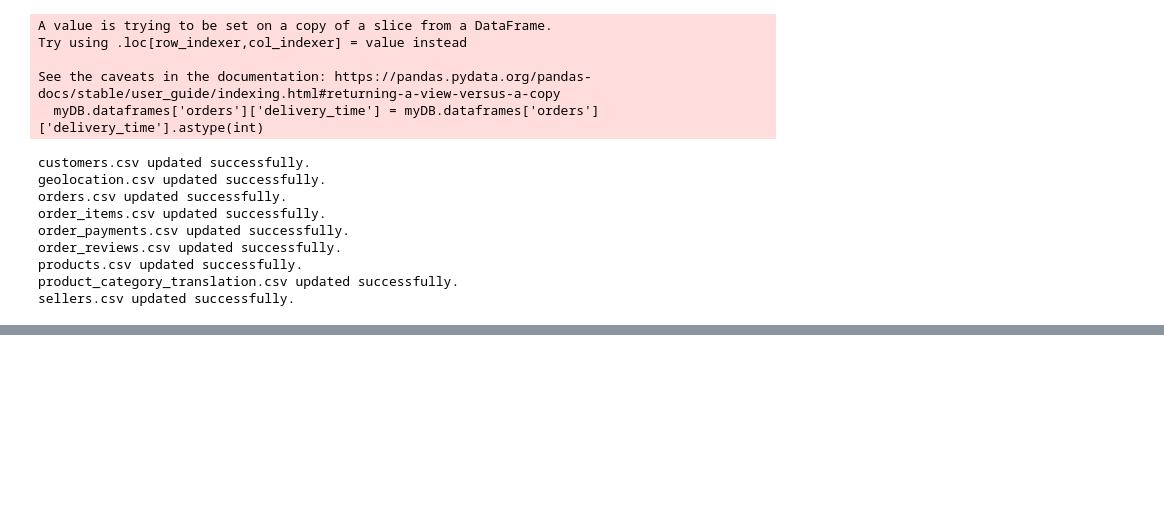
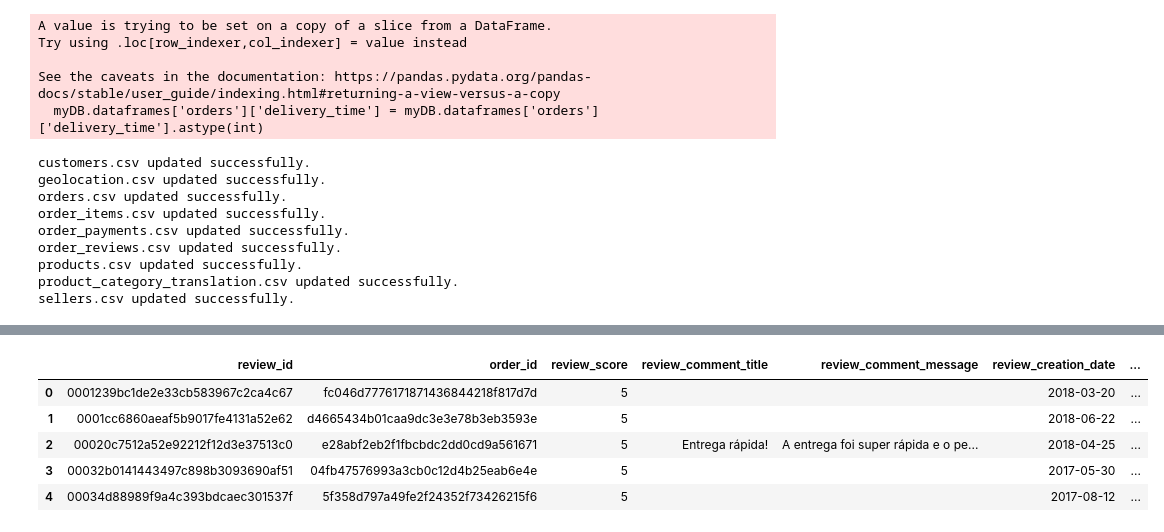
Before and after one commit to roxorman/final_project_wiley, a Jupyter notebook: Code/main.ipynb, the cells around one changed output, grey strips where cells are left out. Saved outputs shown, nothing was run; the diff lists cells and outputs as text; code cells hidden in the pictures; blank space fills up the shorter version.

```diff
--- a/Code/main.ipynb
+++ b/Code/main.ipynb
@@ -256,0 +322,9 @@ sellers.csv updated successfully.
+# %%
+myDB.dataframes['order_reviews'].head()
+# %% [output]
+|  | review_id | order_id | review_score | review_comment_title | review_comment_message | review_creation_date | ... |
+| 0 | 0001239bc1de2e33cb583967c2ca4c67 | fc046d7776171871436844218f817d7d | 5 |  |  | 2018-03-20 | ... |
+| 1 | 0001cc6860aeaf5b9017fe4131a52e62 | d4665434b01caa9dc3e3e78b3eb3593e | 5 |  |  | 2018-06-22 | ... |
+| 2 | 00020c7512a52e92212f12d3e37513c0 | e28abf2eb2f1fbcbdc2dd0cd9a561671 | 5 | Entrega rápida! | A entrega foi super rápida e o pe... | 2018-04-25 | ... |
+| 3 | 00032b0141443497c898b3093690af51 | 04fb47576993a3cb0c12d4b25eab6e4e | 5 |  |  | 2017-05-30 | ... |
+| 4 | 00034d88989f9a4c393bdcaec301537f | 5f358d797a49fe2f24352f73426215f6 | 5 |  |  | 2017-08-12 | ... |
```
Also changed, not shown: parts of 13 cells of this notebook, 1 other file.
